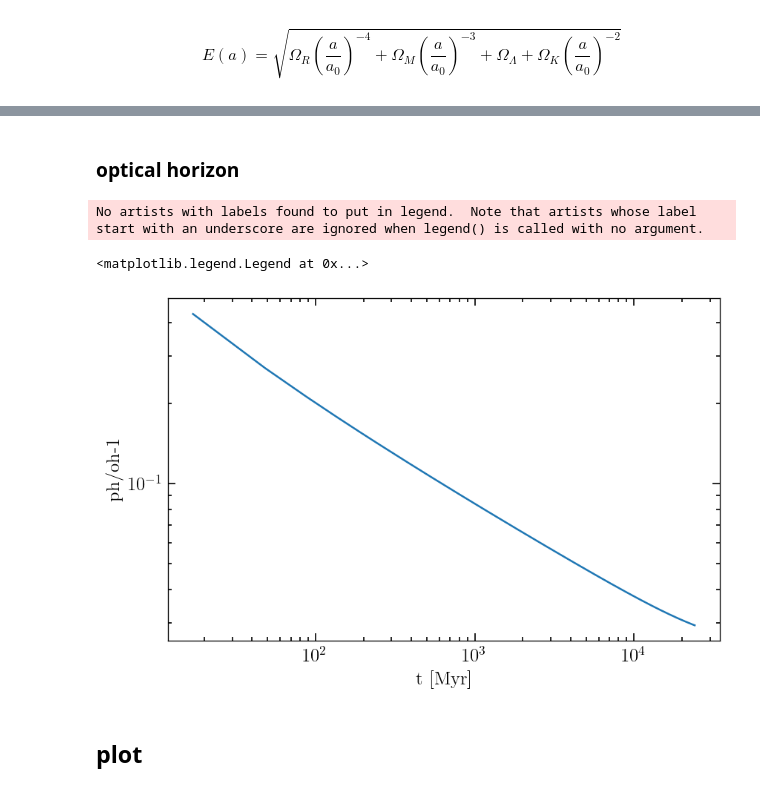
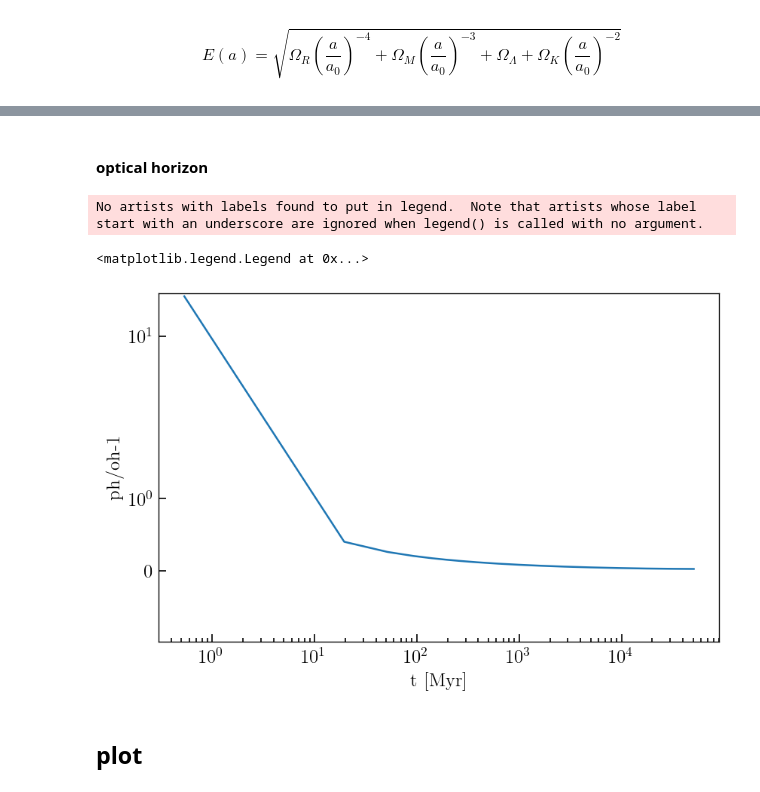
Before and after one commit to SiyiZhao/learnCosmology, a Jupyter notebook: code/expansion.ipynb, the cells around one changed output, grey strips where cells are left out. Cells and saved outputs as stored; diff of their text form; code cells hidden in the pictures.

```diff
--- a/code/expansion.ipynb
+++ b/code/expansion.ipynb
@@ -98,4 +140,5 @@ def lc_over_da(a, H0, a0, OmR, OmM, OmL, OmK):
 # %%
+lc_l = []
 for a1 in a1_l:
-    lc = integrate.quad(lambda a: lc_over_da(a, H0, a0, OmR, OmM, OmL, OmK), a1, a0)
+    lc = integrate.quad(lambda a: dchi_over_da(a, H0, a0, OmR, OmM, OmL, OmK), a1, a0)
     lc_l.append(lc[0])
@@ -102 +149,6 @@ for a1 in a1_l:
+# %%
+eh_l = []
+for a1 in a1_l:
+    eh = integrate.quad(lambda a: dchi_over_da(a, H0, a0, OmR, OmM, OmL, OmK), a1, 999)
+    eh_l.append(eh[0])
 # %% [markdown]
@@ -104,17 +156,17 @@ for a1 in a1_l:
 # %%
 ph_l = []
 for a1 in a1_l:
-    ph = integrate.quad(lambda a: lc_over_da(a, H0, a0, OmR, OmM, OmL, OmK), 0, a1)
+    ph = integrate.quad(lambda a: dchi_over_da(a, H0, a0, OmR, OmM, OmL, OmK), 0, a1)
     ph_l.append(ph[0])
 # %% [markdown]
-### optical horizon
+#### optical horizon
 # %%
 z_r = 1100
 a_r = a0/(1+z_r)
 # %%
 oh_l = []
 for a1 in a1_l:
-    oh = integrate.quad(lambda a: lc_over_da(a, H0, a0, OmR, OmM, OmL, OmK), a_r, a1)
+    oh = integrate.quad(lambda a: dchi_over_da(a, H0, a0, OmR, OmM, OmL, OmK), a_r, a1)
     oh_l.append(oh[0])
 # %%
 ph_l = np.array(ph_l)
@@ -123,13 +175,13 @@ fe = ph_l/oh_l -1
 # %%
 plt.plot(t_l, fe)
 plt.xscale('log')
-plt.yscale('log')
+plt.yscale('symlog')
 plt.xlabel("t [Myr]")
 plt.ylabel("ph/oh-1")
 plt.legend()
 # %% [output]
 No artists with labels found to put in legend.  Note that artists whose label start with an underscore are ignored when legend() is called with no argument.
 <matplotlib.legend.Legend at 0x...>
-[figure, old version]
+[figure, new version]
 # %% [markdown]
 ## plot
```
Also changed, not shown: parts of 35 cells of this notebook, 5 other files.
